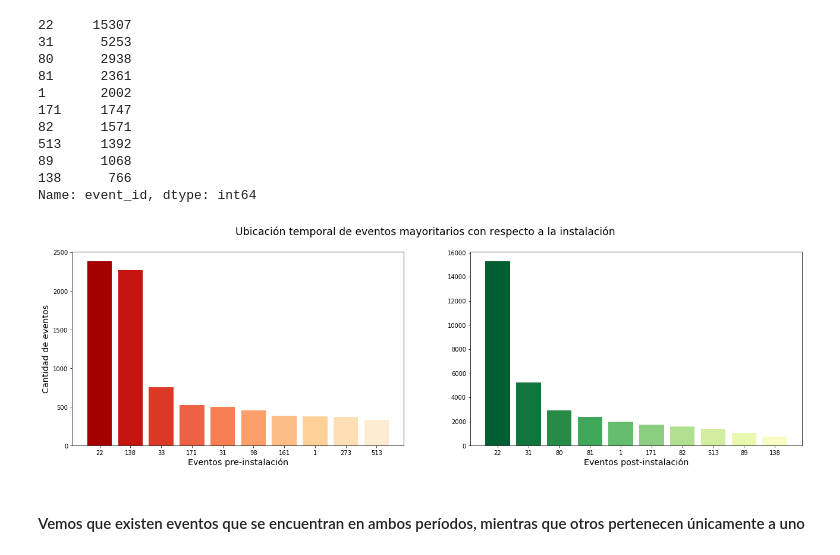
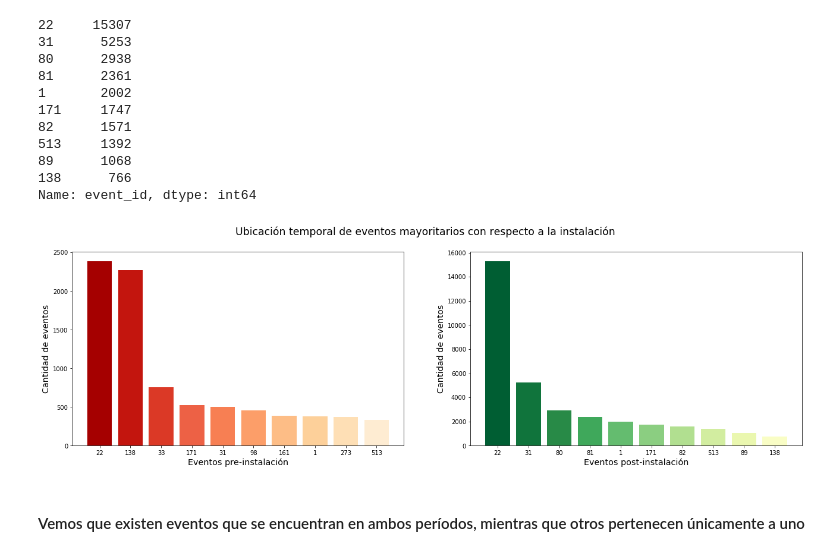
Before and after one commit to nkazlauskas/7506-tp1, a Jupyter notebook: events-and-installs.ipynb, the cells around one changed output. Cells and saved outputs as stored; diff of their text form; code cells hidden in the pictures.

```diff
--- a/events-and-installs.ipynb
+++ b/events-and-installs.ipynb
@@ -5,4 +7,4 @@ import seaborn as sns
 # %%
-events = pd.read_csv('events.csv.gzip', compression = 'gzip')
+events = pd.read_csv('events.csv.gzip', compression = 'gzip', low_memory = False)
 # %%
 installs = pd.read_csv('installs.csv.gzip', compression = 'gzip')
@@ -237,22 +233,23 @@ Name: event_id, dtype: int64
 # %%
 fig, (ax1, ax2) = plt.subplots(1, 2, figsize = (22, 6))
 plt.subplots_adjust(hspace = 0.4)
 
 ax1.bar(range(10), events_pre_install.values, color = sns.color_palette('OrRd_r', 10))
 ax1.set_xticks(range(10))
 ax1.set_xticklabels(events_pre_install.index)
 ax1.set_xlabel('Eventos pre-instalación', fontsize = 'x-large')
 ax1.set_ylabel('Cantidad de eventos', fontsize = 'x-large')
 
 ax2.bar(range(10), events_post_install.values, color = sns.color_palette('YlGn_r', 10))
 ax2.set_xticks(range(10))
 ax2.set_xticklabels(events_post_install.index)
 ax2.set_xlabel('Eventos post-instalación', fontsize = 'x-large')
+ax2.set_ylabel('Cantidad de eventos', fontsize = 'x-large')
 
 fig.suptitle('Ubicación temporal de eventos mayoritarios con respecto a la instalación', fontsize = 'xx-large');
 plt.show();
 # %% [output]
-[figure, old version]
+[figure, new version]
 # %% [markdown]
 #### Vemos que existen eventos que se encuentran en ambos períodos, mientras que otros pertenecen únicamente a uno
 # %%
```
Also changed, not shown: parts of 19 cells of this notebook, 1 other file.
